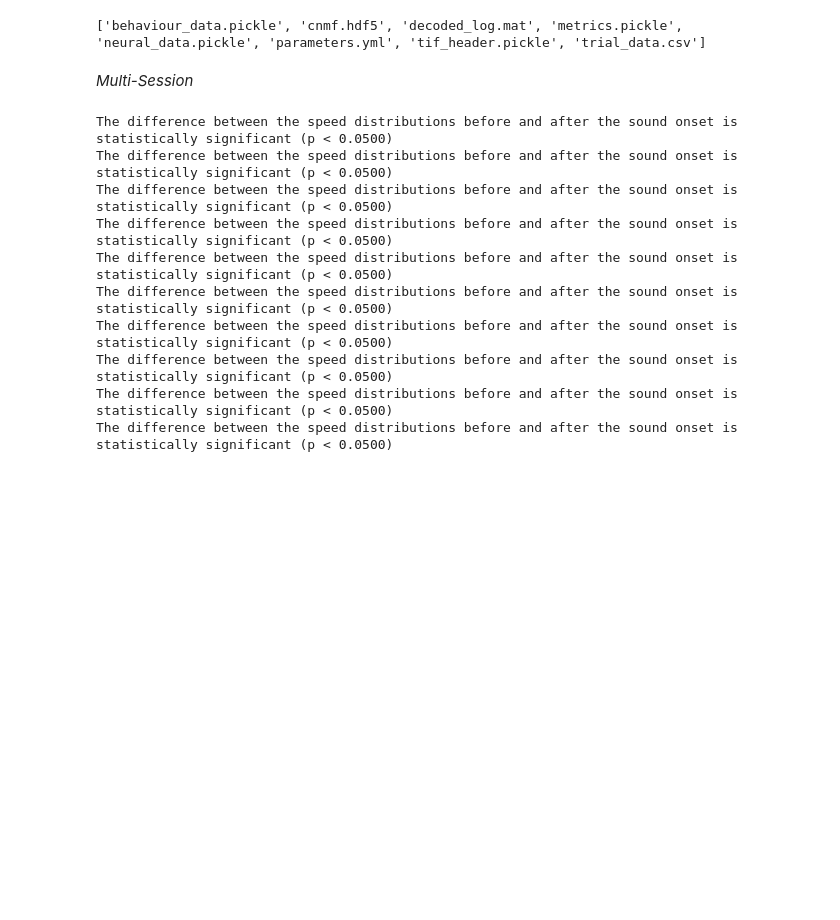
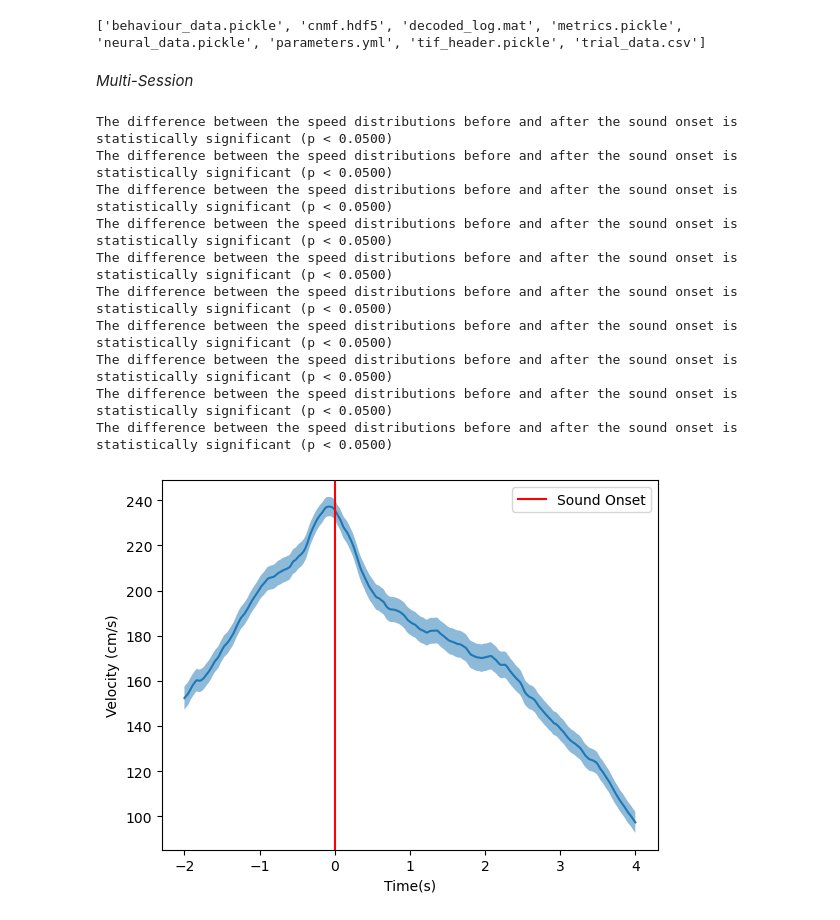
Before and after one commit to Marc-Mundo/Neurophysics_internship, a Jupyter notebook: notebooks/sound_velocity_multiple_sessions.ipynb, the cells around one changed output. Drawn from its saved outputs; the diff is of its cells as text; code cells hidden in the pictures; blank space fills up the shorter version.

Commit message:
can now plot avg_vel of all sessions combined

```diff
--- a/notebooks/sound_velocity_multiple_sessions.ipynb
+++ b/notebooks/sound_velocity_multiple_sessions.ipynb
@@ -89,6 +89,9 @@ import histogram_analysis as ha # Import my histogram analysis functions from /s
 # %% [markdown]
 *Multi-Session*
 # %%
+# Create a list to store the vel_matrix data from all sessions
+all_vel_matrices = []
+
 # Create an empty dataframe to store the velocity results
 velocity_df = pd.DataFrame(columns=['Session', 'Average Velocity', 'Standard Deviation', 'Standard Error'])
 # Create an empty dataframe to store the t-test results
@@ -160,6 +163,9 @@ for session in all_data_paths[1:]:
     # compute the vel_matrix
     vel_matrix = sva.computed_sliced_matrix(trial_data, vel, 2000, 4000)
 
+    # Append the vel_matrix data from the current session to the all_vel_matrices list
+    all_vel_matrices.append(vel_matrix)
+
     save_folder = Path('./imgs/average_velocity_plots')
     save_folder.mkdir(exist_ok=True,parents=True)
 
@@ -172,33 +178,41 @@ for session in all_data_paths[1:]:
         'Average Velocity': [avg_vel],
         'Standard Deviation': [std_vel],
         'Standard Error': [sem_vel]
     })
 
     # Append the temporary velocity dataframe to the velocity dataframe
     velocity_df = pd.concat([velocity_df, session_vel_df], ignore_index=True)
 
     t_stat, p_val = sva.ttest_speed_distribution(vel_matrix, 2000)
 
     # Create a temporary dataframe for the t-test results of the current session
     session_ttest_df = pd.DataFrame({
         'Session': [str(session)],
         't-statistic': [t_stat],
         'p-value': [p_val]
     })
 
     # Append the temporary t-test dataframe to the t-test dataframe
     ttest_df = pd.concat([ttest_df, session_ttest_df], ignore_index=True)
+
+# Call the function to plot the combined average velocity
+save_folder_combined = Path('./imgs/average_velocity_plots')
+save_folder_combined.mkdir(exist_ok=True, parents=True)
+
+# Plot the combined avg_vel using all_vel_matrices
+avg_vel_combined, std_vel_combined, sem_vel_combined = sva.plot_combined_average_velocity(all_vel_matrices, t_on, t_off, save_folder_combined, show_plot=True)
 # %% [output]
 The difference between the speed distributions before and after the sound onset is statistically significant (p < 0.0500)
 The difference between the speed distributions before and after the sound onset is statistically significant (p < 0.0500)
 The difference between the speed distributions before and after the sound onset is statistically significant (p < 0.0500)
 The difference between the speed distributions before and after the sound onset is statistically significant (p < 0.0500)
 The difference between the speed distributions before and after the sound onset is statistically significant (p < 0.0500)
 The difference between the speed distributions before and after the sound onset is statistically significant (p < 0.0500)
 The difference between the speed distributions before and after the sound onset is statistically significant (p < 0.0500)
 The difference between the speed distributions before and after the sound onset is statistically significant (p < 0.0500)
 The difference between the speed distributions before and after the sound onset is statistically significant (p < 0.0500)
 The difference between the speed distributions before and after the sound onset is statistically significant (p < 0.0500)
+[figure, added]
 # %%
 # Specify the desired path and filename for vel_df
 vel_df_output_path = Path('../data/final/velocity_stats.csv')
```
Also changed, not shown: 1 other file.
